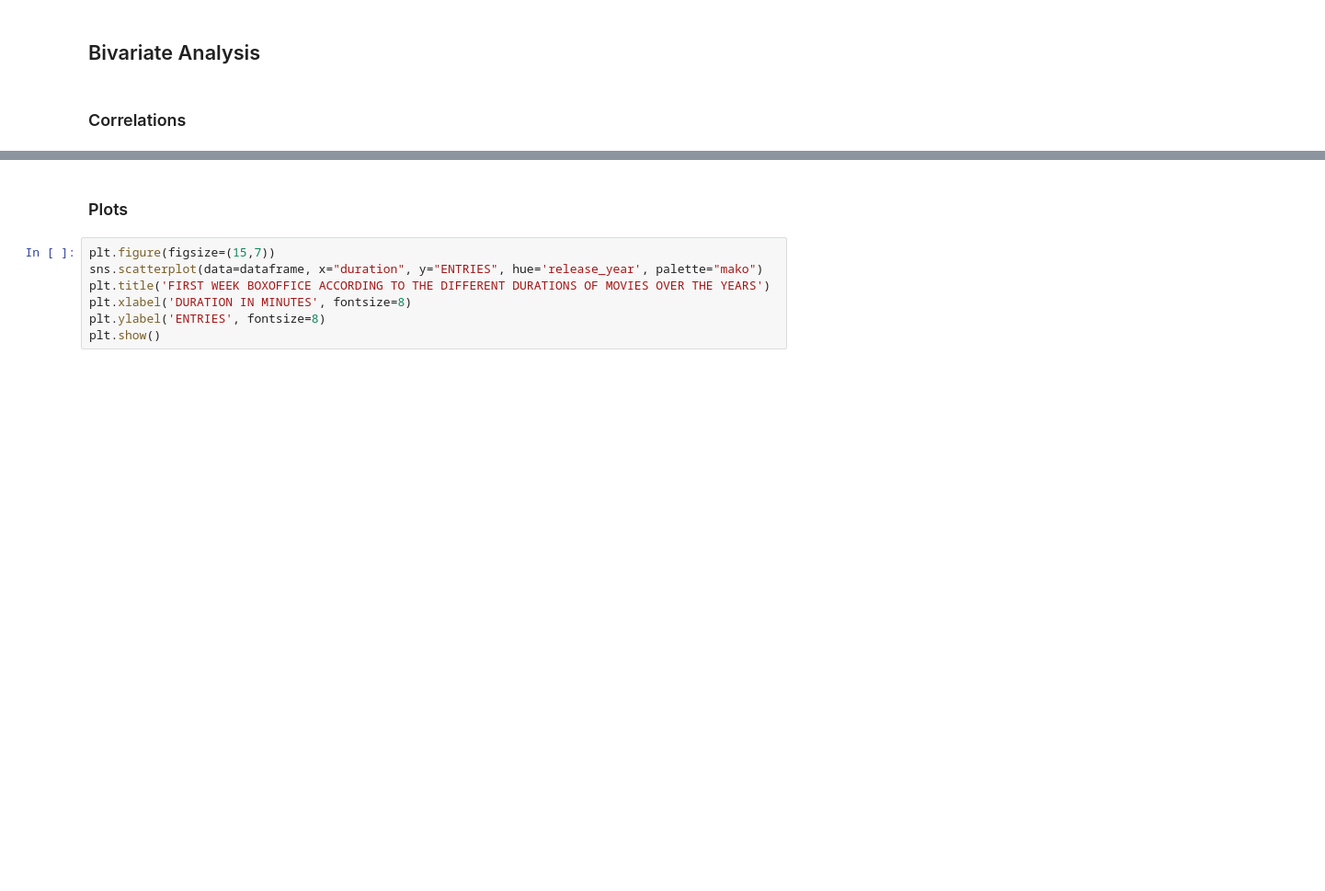
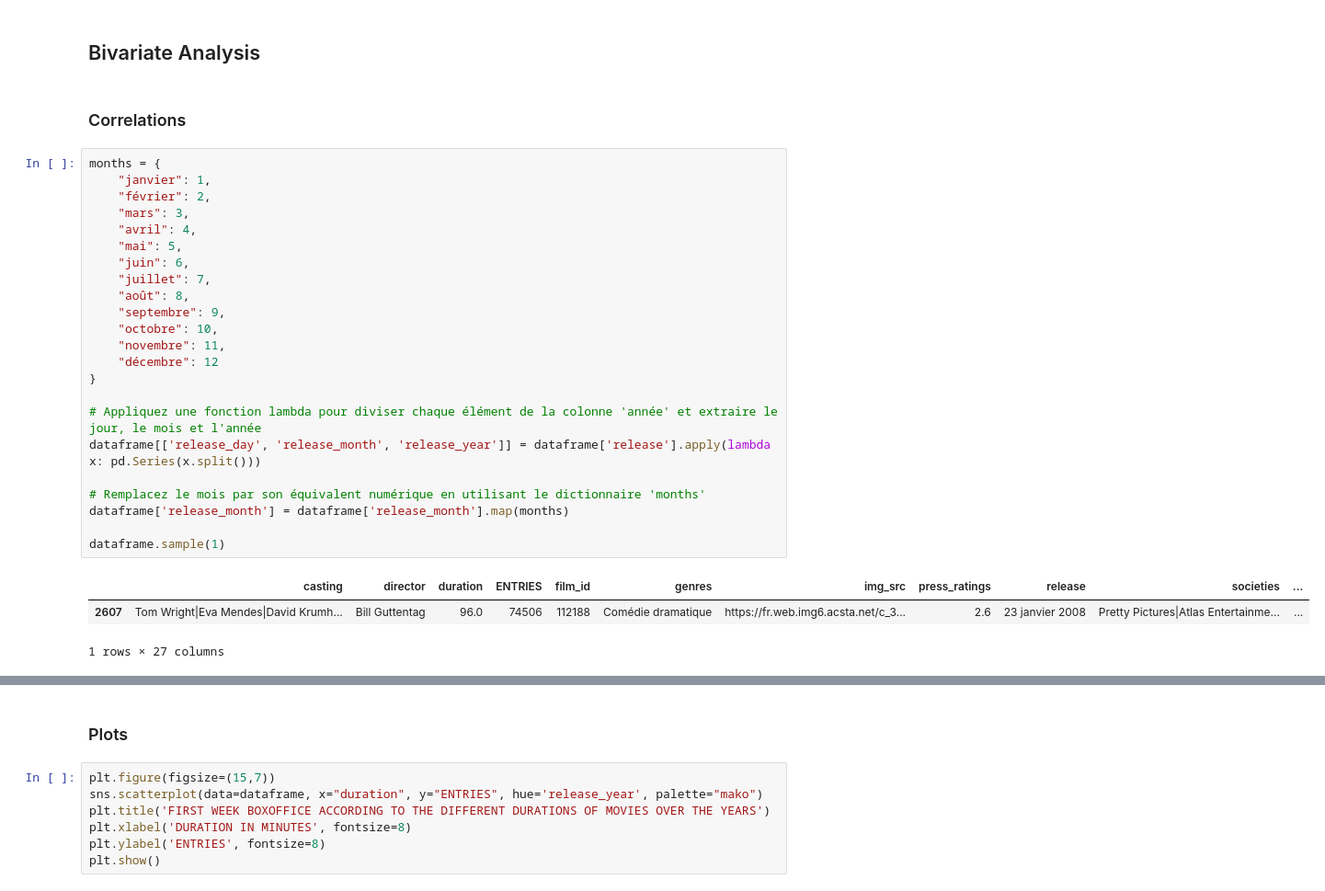
Before and after one commit to t7bo/BOX, a Jupyter notebook: eda/EDA.ipynb, the cells around one changed output, grey strips where cells are left out. Shown: that part at 92% size. Saved outputs shown, nothing was run; the diff lists cells and outputs as text; blank space fills up the shorter version.

```diff
--- a/eda/EDA.ipynb
+++ b/eda/EDA.ipynb
@@ -669,5 +669,32 @@ plt.show()
 ## Bivariate Analysis
 # %% [markdown]
 ### Correlations
+# %%
+months = {
+    "janvier": 1,
+    "février": 2,
+    "mars": 3,
+    "avril": 4,
+    "mai": 5,
+    "juin": 6,
+    "juillet": 7,
+    "août": 8,
+    "septembre": 9,
+    "octobre": 10,
+    "novembre": 11,
+    "décembre": 12
+}
+
+# Appliquez une fonction lambda pour diviser chaque élément de la colonne 'année' et extraire le jour, le mois et l'année
+dataframe[['release_day', 'release_month', 'release_year']] = dataframe['release'].apply(lambda x: pd.Series(x.split()))
+
+# Remplacez le mois par son équivalent numérique en utilisant le dictionnaire 'months'
+dataframe['release_month'] = dataframe['release_month'].map(months)
+
+dataframe.sample(1)
+# %% [output]
+|  | casting | director | duration | ENTRIES | film_id | genres | img_src | press_ratings | release | societies | ... |
+| 2607 | Tom Wright|Eva Mendes|David Krumh... | Bill Guttentag | 96.0 | 74506 | 112188 | Comédie dramatique | https://fr.web.img6.acsta.net/c_3... | 2.6 | 23 janvier 2008 | Pretty Pictures|Atlas Entertainme... | ... |
+1 rows × 27 columns
 # %%
 import numpy as np
```
Also changed, not shown: parts of 1 cell of this notebook, 9 other files.
